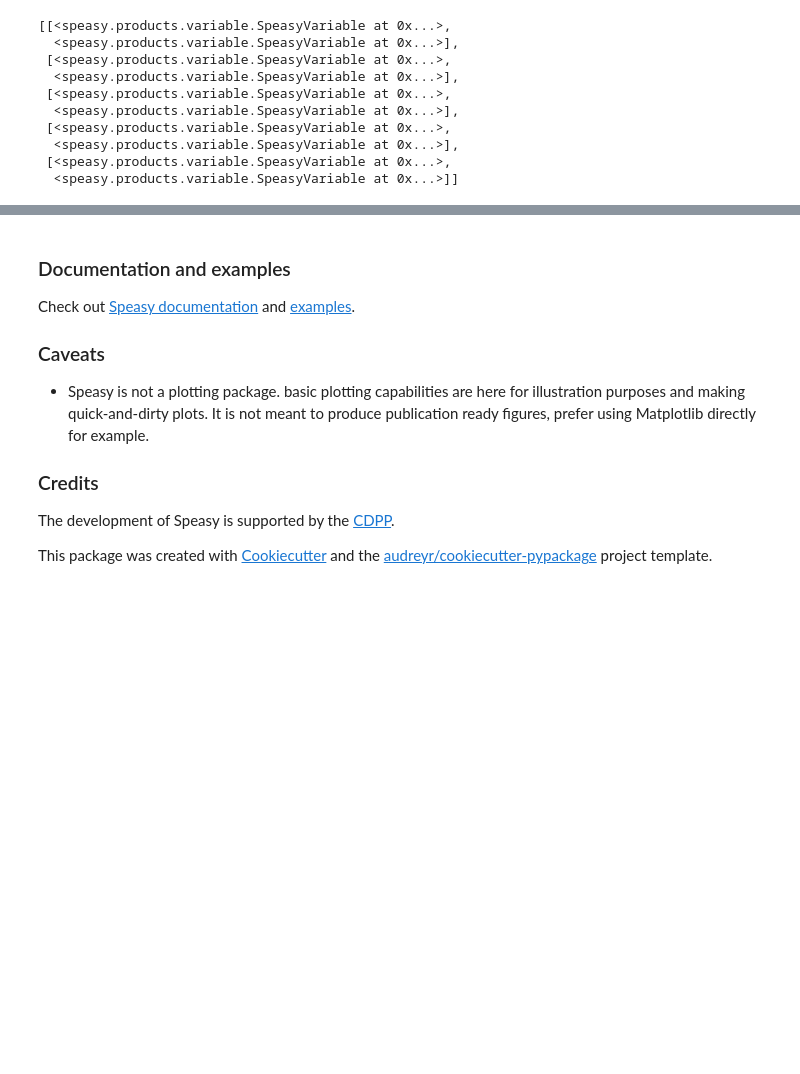
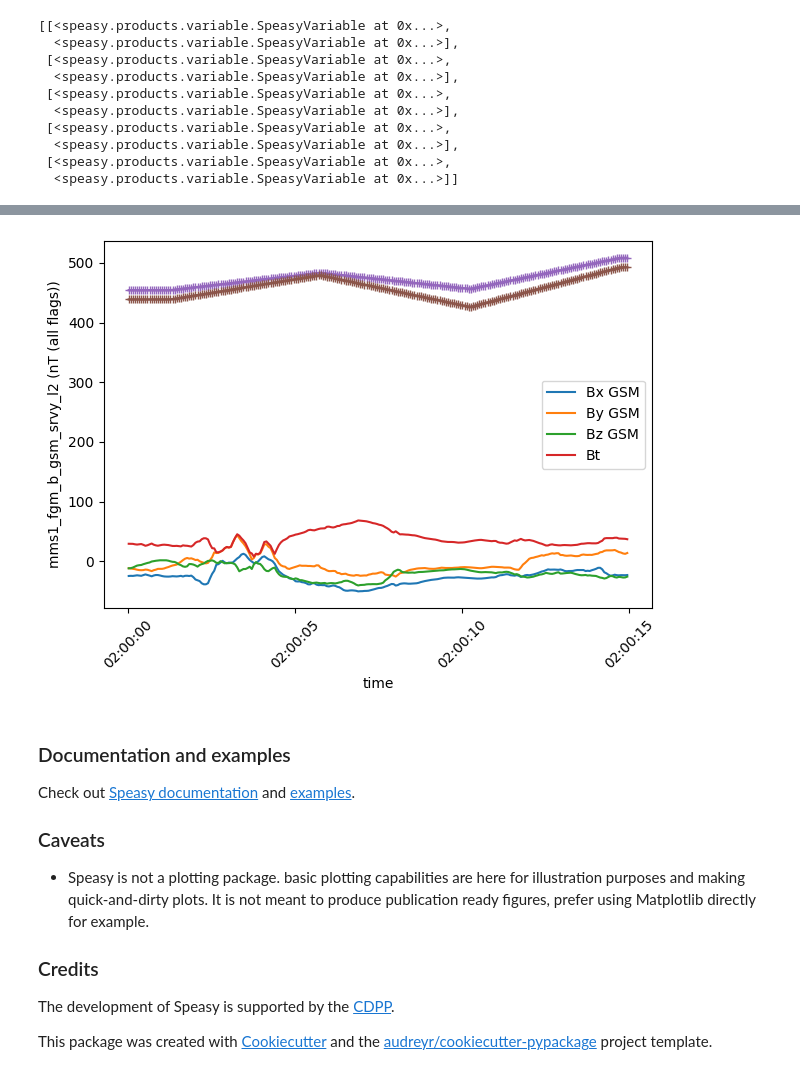
Before and after one commit to SciQLop/speasy, a Jupyter notebook: README.ipynb, the cells around one changed output, grey strips where cells are left out. Saved outputs shown, nothing was run; the diff lists cells and outputs as text; code cells hidden in the pictures; blank space fills up the shorter version.

```diff
--- a/README.ipynb
+++ b/README.ipynb
@@ -135,3 +173,29 @@ data
+# %%
+import speasy as spz
+from speasy.signal.resampling import interpolate
+import matplotlib.pyplot as plt
+mms1_products = spz.inventories.tree.cda.MMS.MMS1
+
+b, Tperp, Tpara = spz.get_data(
+        [
+            mms1_products.FGM.MMS1_FGM_SRVY_L2.mms1_fgm_b_gsm_srvy_l2,
+            mms1_products.DIS.MMS1_FPI_FAST_L2_DIS_MOMS.mms1_dis_tempperp_fast,
+            mms1_products.DIS.MMS1_FPI_FAST_L2_DIS_MOMS.mms1_dis_temppara_fast
+        ],
+        '2017-01-01T02:00:00',
+        '2017-01-01T02:00:15'
+    )
+
+
+Tperp_interp, Tpara_interp = interpolate(b, [Tperp, Tpara])
+
+plt.figure()
+ax = b.plot()
+plt.plot(Tperp_interp.time, Tperp_interp.values, marker='+')
+plt.plot(Tpara_interp.time, Tpara_interp.values, marker='+')
+plt.tight_layout()
+# %% [output]
+[figure, added]
 # %% [markdown]
 ### Documentation and examples
 
```
Also changed, not shown: parts of 10 cells of this notebook, 2 other files.
